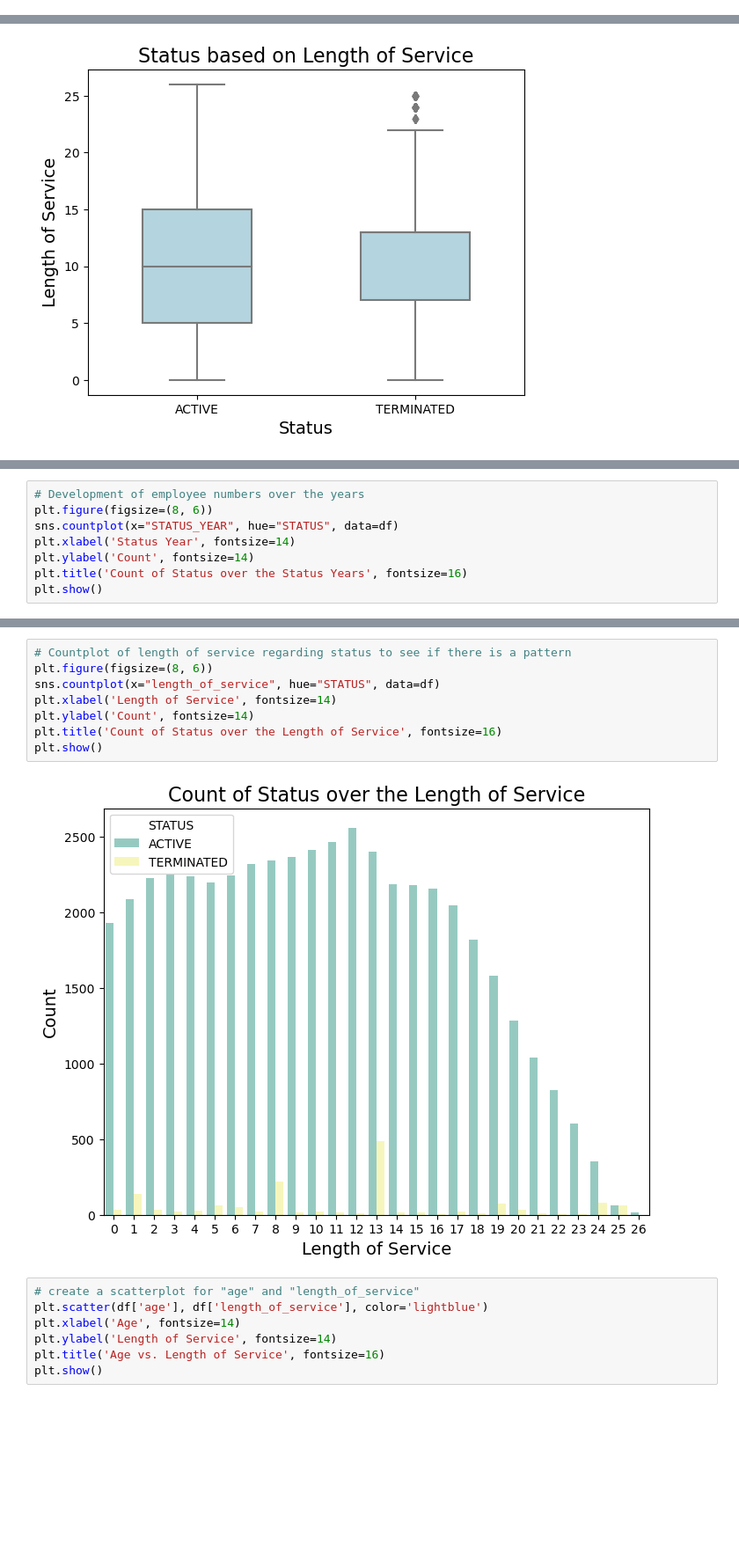
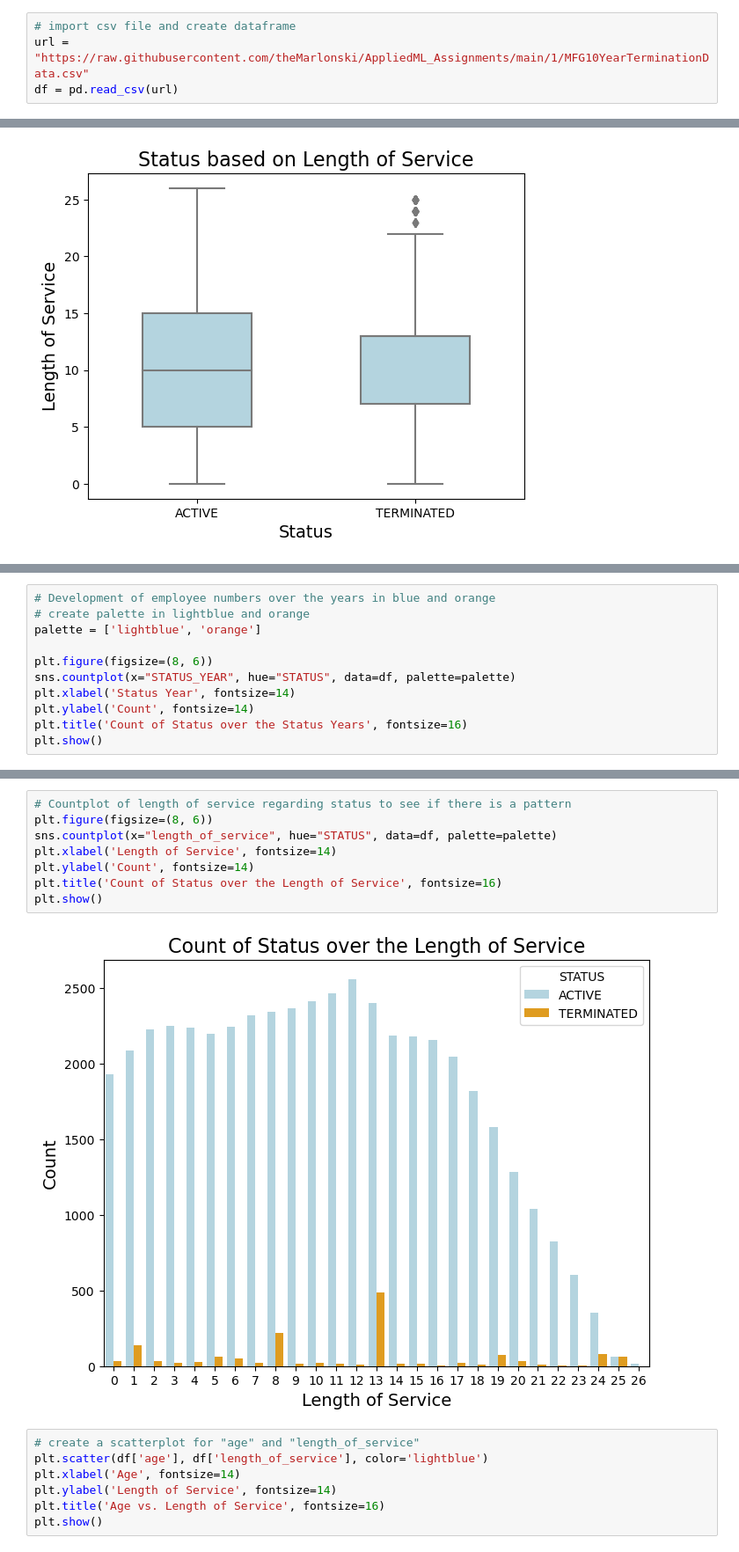
Before and after one commit to theMarlonski/AppliedML_Assignments, a Jupyter notebook: 1/AML_1.ipynb, the cells around one changed output, grey strips where cells are left out. Shown at 88% size. Cells and saved outputs as stored; diff of their text form; blank space fills up the shorter version.

```diff
--- a/1/AML_1.ipynb
+++ b/1/AML_1.ipynb
@@ -12,3 +13,7 @@ df = pd.read_csv('/Users/fabiansiedler/Library/CloudStorage/OneDrive-CBS-Copenha
+# %%
+# import csv file and create dataframe
+url = "https://raw.githubusercontent.com/theMarlonski/AppliedML_Assignments/main/1/MFG10YearTerminationData.csv"
+df = pd.read_csv(url)
 # %% [markdown]
 ## EDA and Data Pre-Processing
 # %%
@@ -360,7 +386,10 @@ dtype: float64
 # %%
-# Development of employee numbers over the years
+# Development of employee numbers over the years in blue and orange
+# create palette in lightblue and orange
+palette = ['lightblue', 'orange']
+
 plt.figure(figsize=(8, 6))
-sns.countplot(x="STATUS_YEAR", hue="STATUS", data=df)
+sns.countplot(x="STATUS_YEAR", hue="STATUS", data=df, palette=palette)
 plt.xlabel('Status Year', fontsize=14)
 plt.ylabel('Count', fontsize=14)
 plt.title('Count of Status over the Status Years', fontsize=16)
@@ -370,13 +399,13 @@ plt.show()
 # %%
 # Countplot of length of service regarding status to see if there is a pattern
 plt.figure(figsize=(8, 6))
-sns.countplot(x="length_of_service", hue="STATUS", data=df)
+sns.countplot(x="length_of_service", hue="STATUS", data=df, palette=palette)
 plt.xlabel('Length of Service', fontsize=14)
 plt.ylabel('Count', fontsize=14)
 plt.title('Count of Status over the Length of Service', fontsize=16)
 plt.show()
 # %% [output]
-[figure, old version]
+[figure, new version]
 # %%
 # create a scatterplot for "age" and "length_of_service"
 plt.scatter(df['age'], df['length_of_service'], color='lightblue')
```
Also changed, not shown: parts of 47 cells of this notebook, 1 other file.
